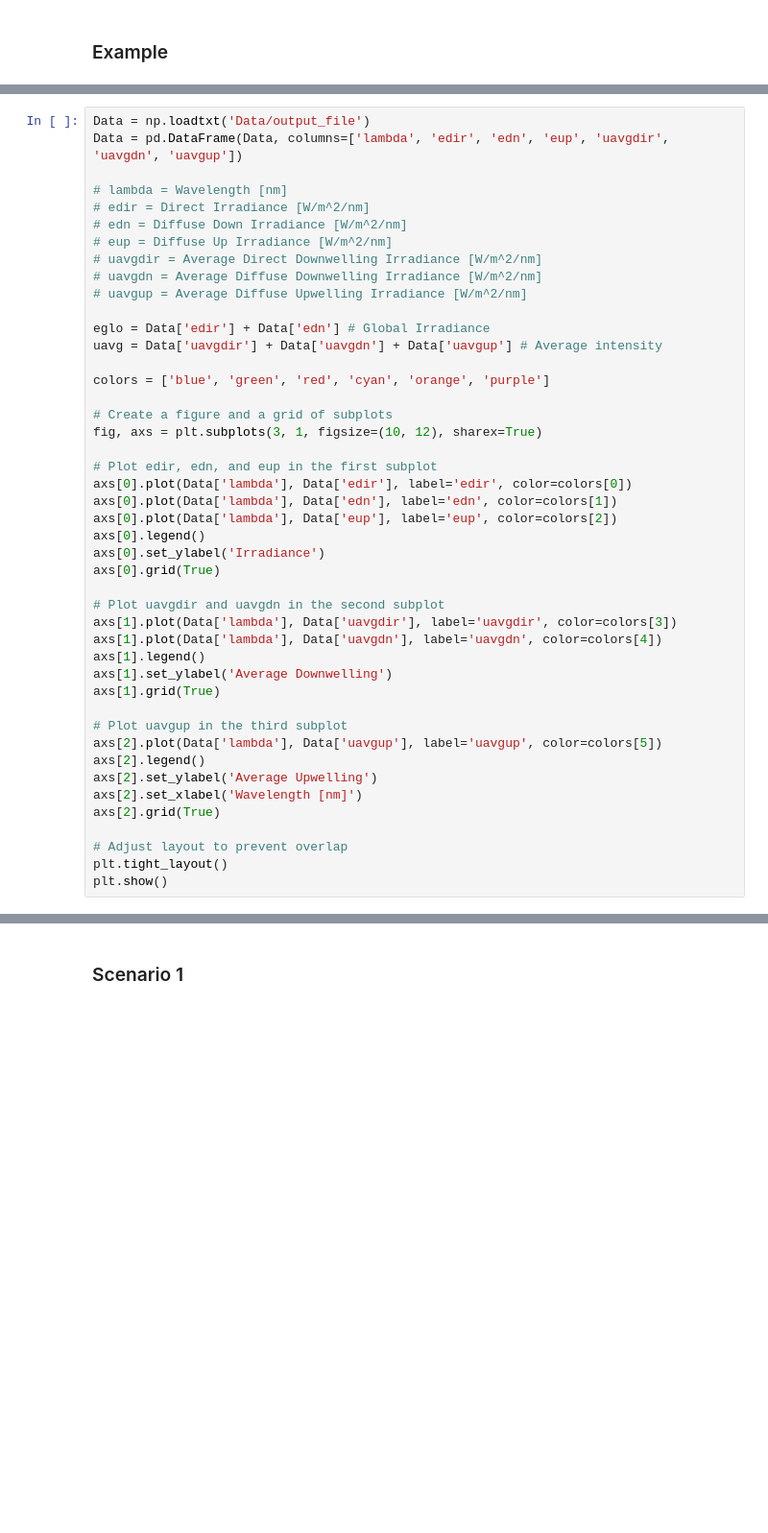
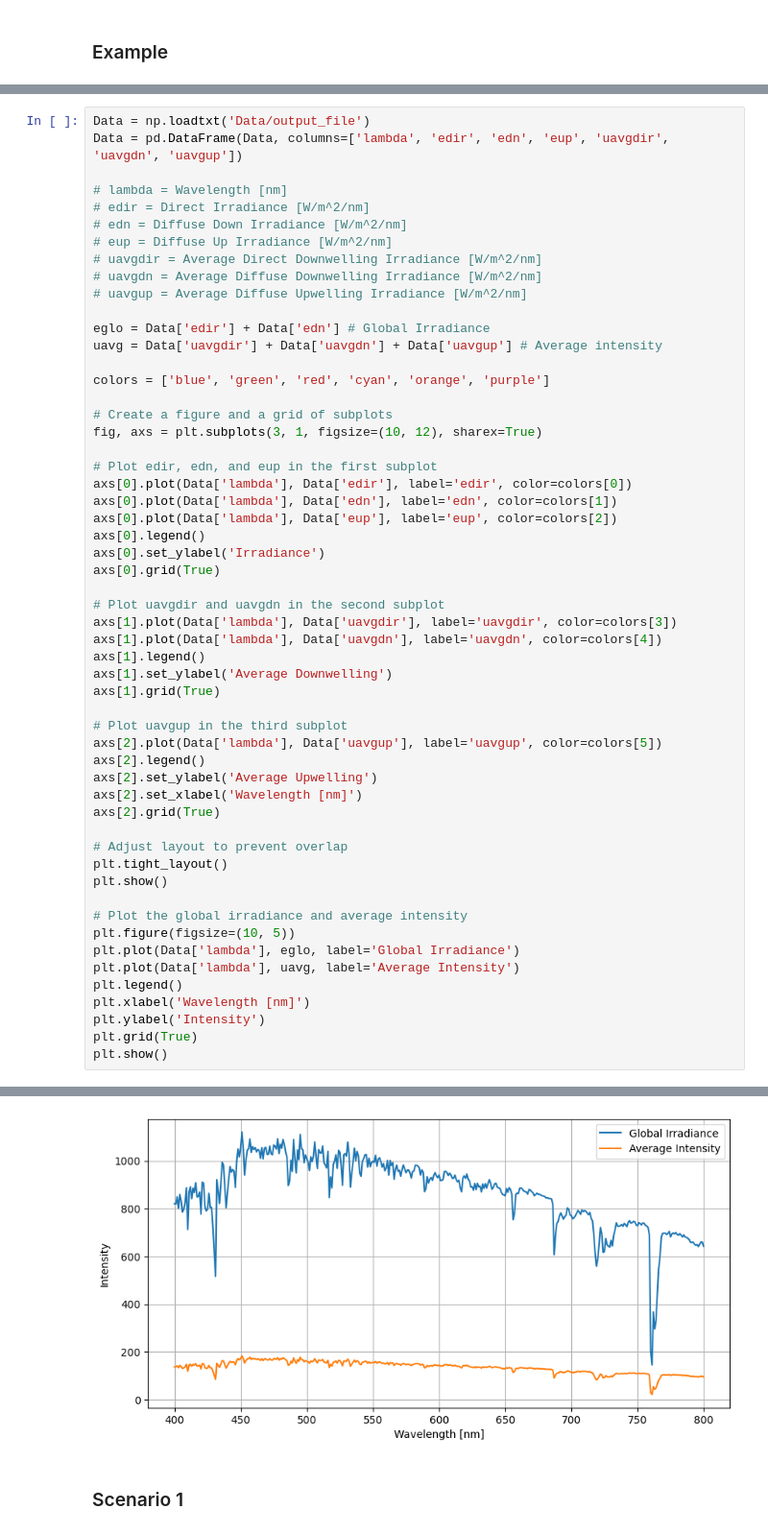
Before and after one commit to SkaugJr/TTK4265-OptiskFjernmaaling, a Jupyter notebook: Prosjekt2/UVSPEC.ipynb, the cells around one changed output, grey strips where cells are left out. Shown at 96% size. Saved outputs shown, nothing was run; the diff lists cells and outputs as text; blank space fills up the shorter version.

```diff
--- a/Prosjekt2/UVSPEC.ipynb
+++ b/Prosjekt2/UVSPEC.ipynb
@@ -62,33 +61,44 @@ colors = ['blue', 'green', 'red', 'cyan', 'orange', 'purple']
 # Create a figure and a grid of subplots
 fig, axs = plt.subplots(3, 1, figsize=(10, 12), sharex=True)
 
 # Plot edir, edn, and eup in the first subplot
 axs[0].plot(Data['lambda'], Data['edir'], label='edir', color=colors[0])
 axs[0].plot(Data['lambda'], Data['edn'], label='edn', color=colors[1])
 axs[0].plot(Data['lambda'], Data['eup'], label='eup', color=colors[2])
 axs[0].legend()
 axs[0].set_ylabel('Irradiance')
 axs[0].grid(True)
 
 # Plot uavgdir and uavgdn in the second subplot
 axs[1].plot(Data['lambda'], Data['uavgdir'], label='uavgdir', color=colors[3])
 axs[1].plot(Data['lambda'], Data['uavgdn'], label='uavgdn', color=colors[4])
 axs[1].legend()
 axs[1].set_ylabel('Average Downwelling')
 axs[1].grid(True)
 
 # Plot uavgup in the third subplot
 axs[2].plot(Data['lambda'], Data['uavgup'], label='uavgup', color=colors[5])
 axs[2].legend()
 axs[2].set_ylabel('Average Upwelling')
 axs[2].set_xlabel('Wavelength [nm]')
 axs[2].grid(True)
 
 # Adjust layout to prevent overlap
 plt.tight_layout()
 plt.show()
+
+# Plot the global irradiance and average intensity
+plt.figure(figsize=(10, 5))
+plt.plot(Data['lambda'], eglo, label='Global Irradiance')
+plt.plot(Data['lambda'], uavg, label='Average Intensity')
+plt.legend()
+plt.xlabel('Wavelength [nm]')
+plt.ylabel('Intensity')
+plt.grid(True)
+plt.show()
 # %% [output]
 [figure]
+[figure, added]
 # %% [markdown]
 ### Scenario 1
 # %%
```
Also changed, not shown: parts of 3 cells of this notebook, 6 other files.
